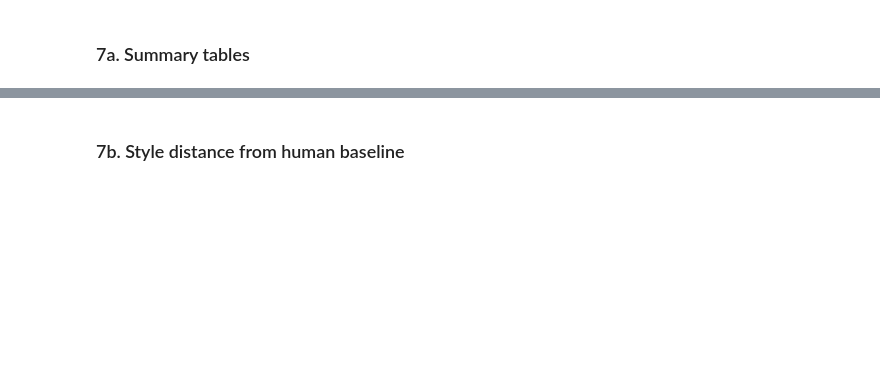
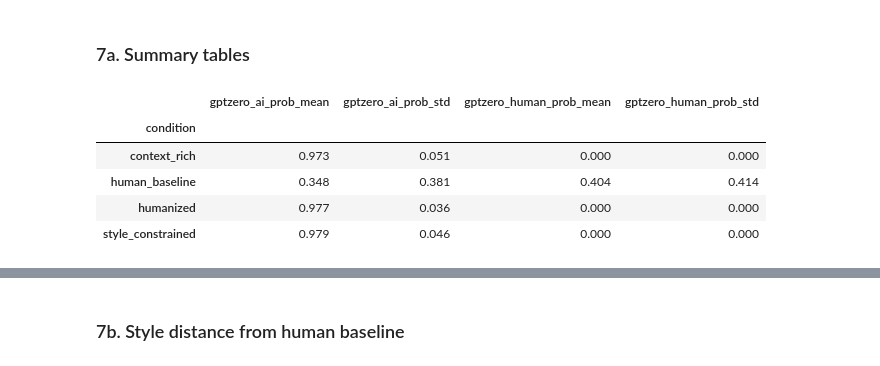
Before and after one commit to yongkyunlee/ai-detectability-research, a Jupyter notebook: code/notebooks/experiment.ipynb, the cells around one changed output, grey strips where cells are left out. Saved outputs shown, nothing was run; the diff lists cells and outputs as text; code cells hidden in the pictures; blank space fills up the shorter version.

```diff
--- a/code/notebooks/experiment.ipynb
+++ b/code/notebooks/experiment.ipynb
@@ -330,12 +332,19 @@ print(f"Loaded: {len(detection)} detection, {len(factual)} factual, {len(linguis
 ### 7a. Summary tables
 # %%
 det_summary = detection.groupby("condition").agg(
+    gptzero_ai_prob_mean=("gptzero_generated_prob", "mean"),
+    gptzero_ai_prob_std=("gptzero_generated_prob", "std"),
     gptzero_human_prob_mean=("gptzero_human_prob", "mean"),
     gptzero_human_prob_std=("gptzero_human_prob", "std"),
-    originality_human_mean=("originality_human_score", "mean"),
-    originality_human_std=("originality_human_score", "std"),
 ).round(3)
 det_summary
+# %% [output]
+|  | gptzero_ai_prob_mean | gptzero_ai_prob_std | gptzero_human_prob_mean | gptzero_human_prob_std |
+| condition |  |  |  |  |
+| context_rich | 0.973 | 0.051 | 0.000 | 0.000 |
+| human_baseline | 0.348 | 0.381 | 0.404 | 0.414 |
+| humanized | 0.977 | 0.036 | 0.000 | 0.000 |
+| style_constrained | 0.979 | 0.046 | 0.000 | 0.000 |
 # %%
 fact_summary = factual.groupby("condition").agg(
     precision_mean=("factual_precision", "mean"),
```
Also changed, not shown: parts of 7 cells of this notebook, 3 other files.
